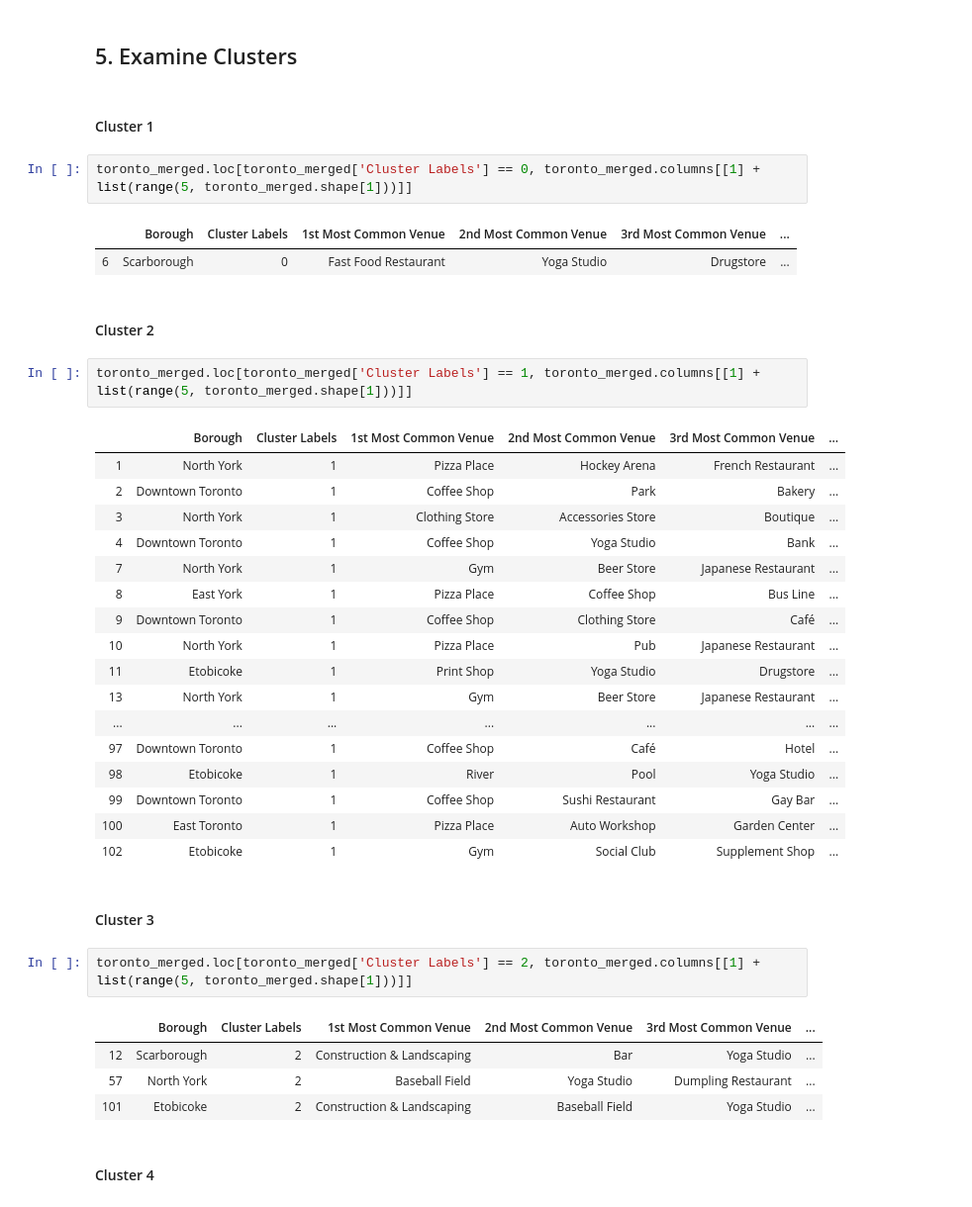
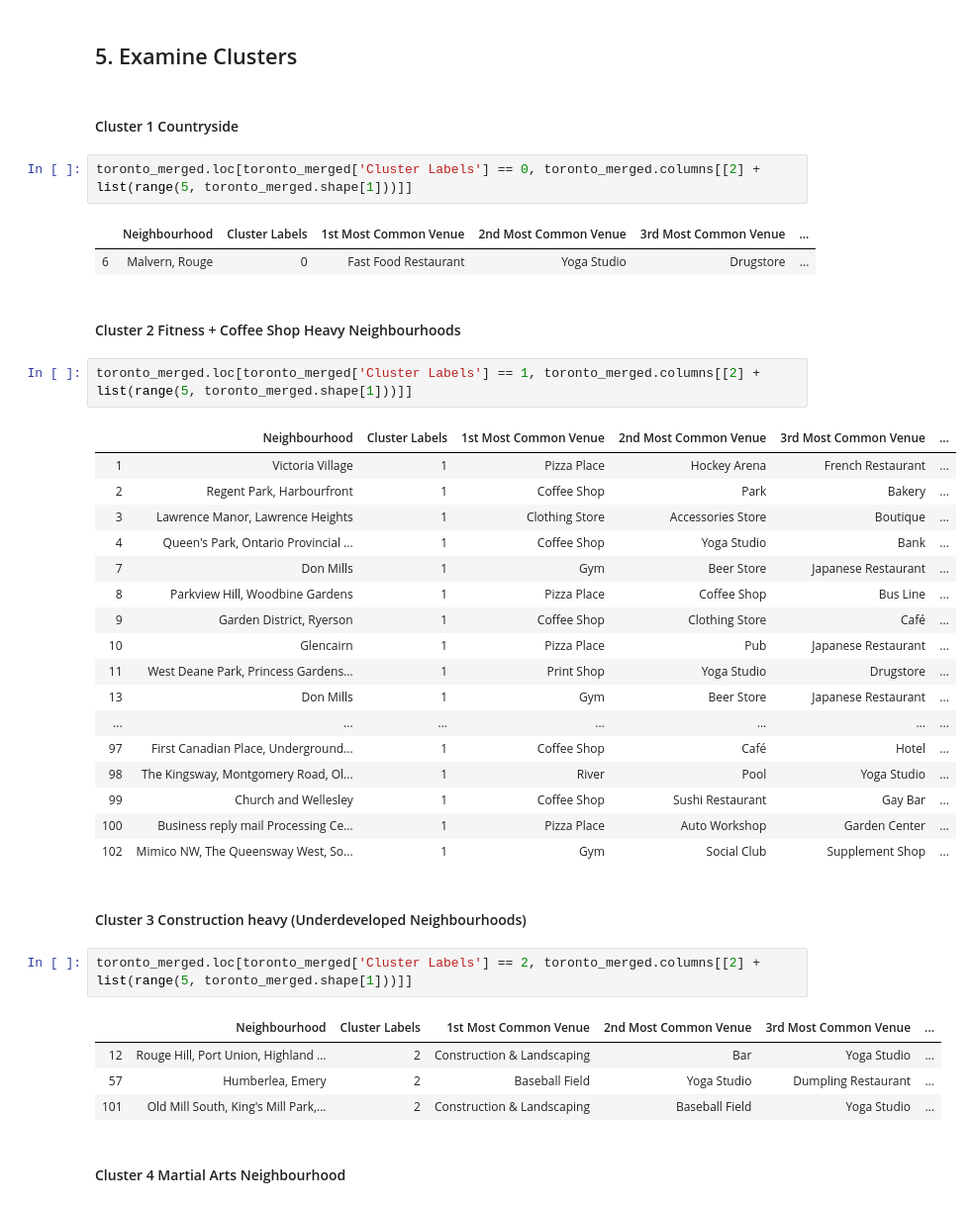
Before and after one commit to supermandee/Coursera_Capstone, a Jupyter notebook: Segmenting and Clustering Toronto Neighborhoods.ipynb, the cells around one changed output. Shown at 99% size. Cells and saved outputs as stored; diff of their text form.

```diff
--- a/Segmenting and Clustering Toronto Neighborhoods.ipynb
+++ b/Segmenting and Clustering Toronto Neighborhoods.ipynb
@@ -438,43 +438,43 @@ map_clusters
 # %% [markdown]
 ## 5. Examine Clusters
 # %% [markdown]
-#### Cluster 1
+#### Cluster 1 Countryside
 # %%
-toronto_merged.loc[toronto_merged['Cluster Labels'] == 0, toronto_merged.columns[[1] + list(range(5, toronto_merged.shape[1]))]]
+toronto_merged.loc[toronto_merged['Cluster Labels'] == 0, toronto_merged.columns[[2] + list(range(5, toronto_merged.shape[1]))]]
 # %% [output]
-|  | Borough | Cluster Labels | 1st Most Common Venue | 2nd Most Common Venue | 3rd Most Common Venue | ... |
-| 6 | Scarborough | 0 | Fast Food Restaurant | Yoga Studio | Drugstore | ... |
+|  | Neighbourhood | Cluster Labels | 1st Most Common Venue | 2nd Most Common Venue | 3rd Most Common Venue | ... |
+| 6 | Malvern, Rouge | 0 | Fast Food Restaurant | Yoga Studio | Drugstore | ... |
 # %% [markdown]
-#### Cluster 2
+#### Cluster 2 Fitness + Coffee Shop Heavy Neighbourhoods
 # %%
-toronto_merged.loc[toronto_merged['Cluster Labels'] == 1, toronto_merged.columns[[1] + list(range(5, toronto_merged.shape[1]))]]
+toronto_merged.loc[toronto_merged['Cluster Labels'] == 1, toronto_merged.columns[[2] + list(range(5, toronto_merged.shape[1]))]]
 # %% [output]
-|  | Borough | Cluster Labels | 1st Most Common Venue | 2nd Most Common Venue | 3rd Most Common Venue | ... |
-| 1 | North York | 1 | Pizza Place | Hockey Arena | French Restaurant | ... |
-| 2 | Downtown Toronto | 1 | Coffee Shop | Park | Bakery | ... |
-| 3 | North York | 1 | Clothing Store | Accessories Store | Boutique | ... |
-| 4 | Downtown Toronto | 1 | Coffee Shop | Yoga Studio | Bank | ... |
-| 7 | North York | 1 | Gym | Beer Store | Japanese Restaurant | ... |
-| 8 | East York | 1 | Pizza Place | Coffee Shop | Bus Line | ... |
-| 9 | Downtown Toronto | 1 | Coffee Shop | Clothing Store | Café | ... |
-| 10 | North York | 1 | Pizza Place | Pub | Japanese Restaurant | ... |
-| 11 | Etobicoke | 1 | Print Shop | Yoga Studio | Drugstore | ... |
-| 13 | North York | 1 | Gym | Beer Store | Japanese Restaurant | ... |
+|  | Neighbourhood | Cluster Labels | 1st Most Common Venue | 2nd Most Common Venue | 3rd Most Common Venue | ... |
+| 1 | Victoria Village | 1 | Pizza Place | Hockey Arena | French Restaurant | ... |
+| 2 | Regent Park, Harbourfront | 1 | Coffee Shop | Park | Bakery | ... |
+| 3 | Lawrence Manor, Lawrence Heights | 1 | Clothing Store | Accessories Store | Boutique | ... |
+| 4 | Queen's Park, Ontario Provincial ... | 1 | Coffee Shop | Yoga Studio | Bank | ... |
+| 7 | Don Mills | 1 | Gym | Beer Store | Japanese Restaurant | ... |
+| 8 | Parkview Hill, Woodbine Gardens | 1 | Pizza Place | Coffee Shop | Bus Line | ... |
+| 9 | Garden District, Ryerson | 1 | Coffee Shop | Clothing Store | Café | ... |
+| 10 | Glencairn | 1 | Pizza Place | Pub | Japanese Restaurant | ... |
+| 11 | West Deane Park, Princess Gardens... | 1 | Print Shop | Yoga Studio | Drugstore | ... |
+| 13 | Don Mills | 1 | Gym | Beer Store | Japanese Restaurant | ... |
 | ... | ... | ... | ... | ... | ... | ... |
-| 97 | Downtown Toronto | 1 | Coffee Shop | Café | Hotel | ... |
-| 98 | Etobicoke | 1 | River | Pool | Yoga Studio | ... |
-| 99 | Downtown Toronto | 1 | Coffee Shop | Sushi Restaurant | Gay Bar | ... |
-| 100 | East Toronto | 1 | Pizza Place | Auto Workshop | Garden Center | ... |
-| 102 | Etobicoke | 1 | Gym | Social Club | Supplement Shop | ... |
+| 97 | First Canadian Place, Underground... | 1 | Coffee Shop | Café | Hotel | ... |
+| 98 | The Kingsway, Montgomery Road, Ol... | 1 | River | Pool | Yoga Studio | ... |
+| 99 | Church and Wellesley | 1 | Coffee Shop | Sushi Restaurant | Gay Bar | ... |
+| 100 | Business reply mail Processing Ce... | 1 | Pizza Place | Auto Workshop | Garden Center | ... |
+| 102 | Mimico NW, The Queensway West, So... | 1 | Gym | Social Club | Supplement Shop | ... |
 # %% [markdown]
-#### Cluster 3
+#### Cluster 3 Construction heavy (Underdeveloped Neighbourhoods)
 # %%
-toronto_merged.loc[toronto_merged['Cluster Labels'] == 2, toronto_merged.columns[[1] + list(range(5, toronto_merged.shape[1]))]]
+toronto_merged.loc[toronto_merged['Cluster Labels'] == 2, toronto_merged.columns[[2] + list(range(5, toronto_merged.shape[1]))]]
 # %% [output]
-|  | Borough | Cluster Labels | 1st Most Common Venue | 2nd Most Common Venue | 3rd Most Common Venue | ... |
-| 12 | Scarborough | 2 | Construction & Landscaping | Bar | Yoga Studio | ... |
-| 57 | North York | 2 | Baseball Field | Yoga Studio | Dumpling Restaurant | ... |
-| 101 | Etobicoke | 2 | Construction & Landscaping | Baseball Field | Yoga Studio | ... |
+|  | Neighbourhood | Cluster Labels | 1st Most Common Venue | 2nd Most Common Venue | 3rd Most Common Venue | ... |
+| 12 | Rouge Hill, Port Union, Highland ... | 2 | Construction & Landscaping | Bar | Yoga Studio | ... |
+| 57 | Humberlea, Emery | 2 | Baseball Field | Yoga Studio | Dumpling Restaurant | ... |
+| 101 | Old Mill South, King's Mill Park,... | 2 | Construction & Landscaping | Baseball Field | Yoga Studio | ... |
 # %% [markdown]
-#### Cluster 4
+#### Cluster 4 Martial Arts Neighbourhood
 # %%
```
Also changed, not shown: parts of 3 cells of this notebook.
